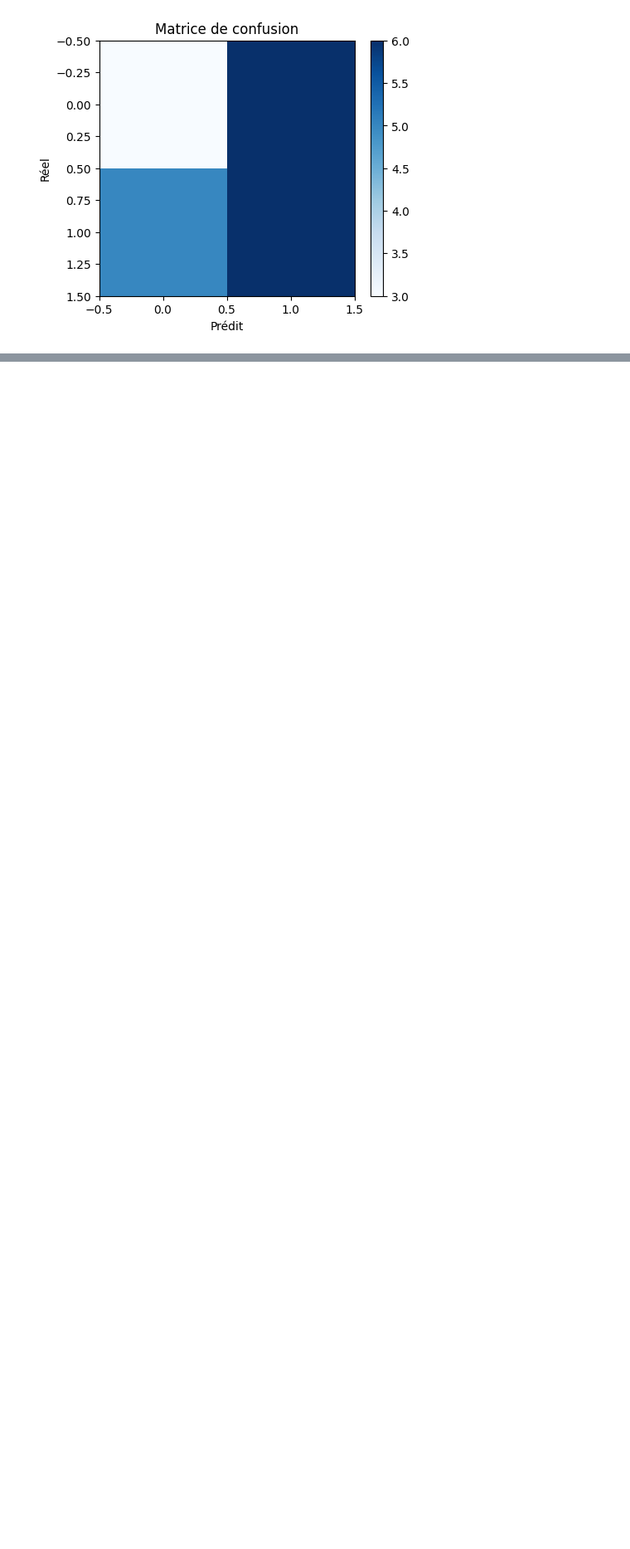
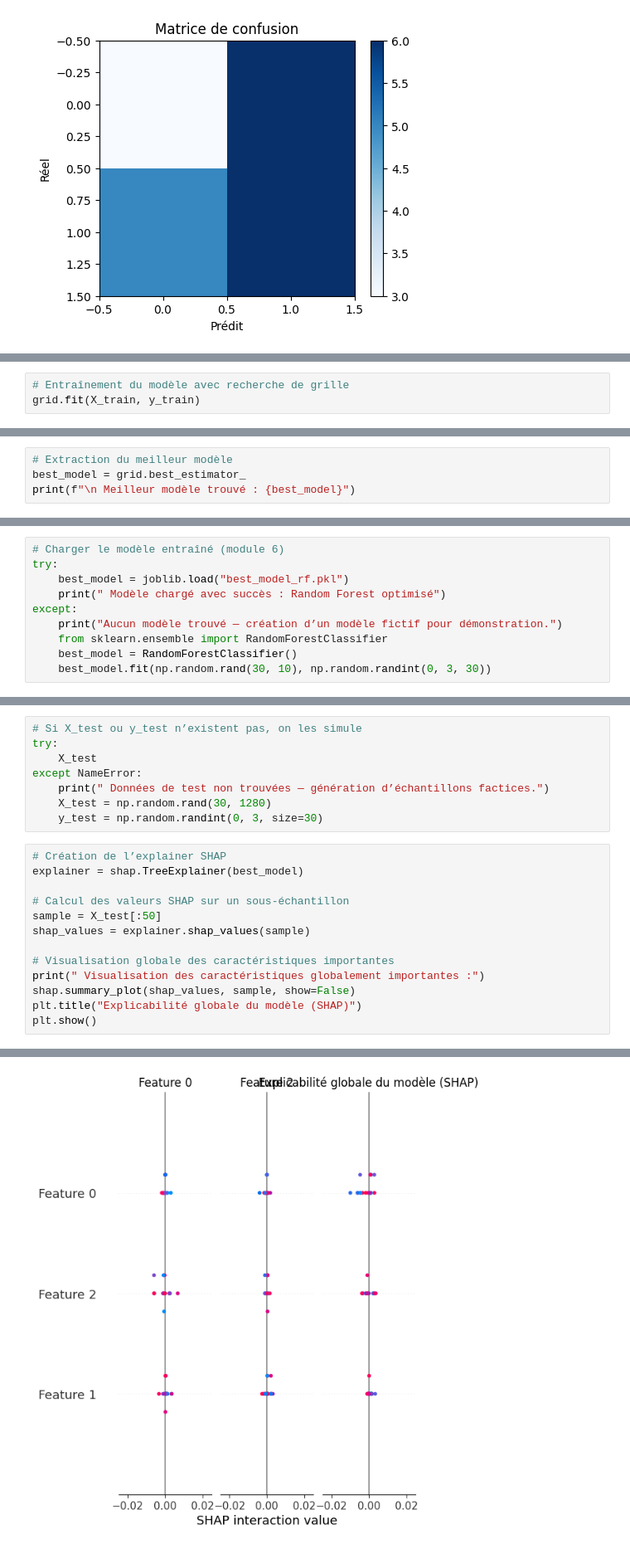
Before and after one commit to Rayadi-Ayoub/Syst-me-intelligent-, a Jupyter notebook: Vision_Transformer_(ViT).ipynb, the cells around one changed output, grey strips where cells are left out. Shown at 83% size. Cells and saved outputs as stored; diff of their text form; blank space fills up the shorter version.

```diff
--- a/Vision_Transformer_(ViT).ipynb
+++ b/Vision_Transformer_(ViT).ipynb
@@ -852,0 +906,3 @@ plt.show()
+# %%
+# Entraînement du modèle avec recherche de grille
+grid.fit(X_train, y_train)
@@ -852,0 +915,4 @@ plt.show()
+# %%
+# Extraction du meilleur modèle
+best_model = grid.best_estimator_
+print(f"\n Meilleur modèle trouvé : {best_model}")
@@ -852,0 +1006,10 @@ plt.show()
+# %%
+# Charger le modèle entraîné (module 6)
+try:
+    best_model = joblib.load("best_model_rf.pkl")
+    print(" Modèle chargé avec succès : Random Forest optimisé")
+except:
+    print("Aucun modèle trouvé — création d’un modèle fictif pour démonstration.")
+    from sklearn.ensemble import RandomForestClassifier
+    best_model = RandomForestClassifier()
+    best_model.fit(np.random.rand(30, 10), np.random.randint(0, 3, 30))
@@ -852,0 +1018,22 @@ plt.show()
+# %%
+# Si X_test ou y_test n’existent pas, on les simule
+try:
+    X_test
+except NameError:
+    print(" Données de test non trouvées — génération d’échantillons factices.")
+    X_test = np.random.rand(30, 1280)
+    y_test = np.random.randint(0, 3, size=30)
+# %%
+# Création de l’explainer SHAP
+explainer = shap.TreeExplainer(best_model)
+
+# Calcul des valeurs SHAP sur un sous-échantillon
+sample = X_test[:50]
+shap_values = explainer.shap_values(sample)
+
+# Visualisation globale des caractéristiques importantes
+print(" Visualisation des caractéristiques globalement importantes :")
+shap.summary_plot(shap_values, sample, show=False)
+plt.title("Explicabilité globale du modèle (SHAP)")
+plt.show()
+# %% [output]
@@ -852,0 +1041 @@ plt.show()
+[figure, added]
```
Also changed, not shown: parts of 27 cells of this notebook.
